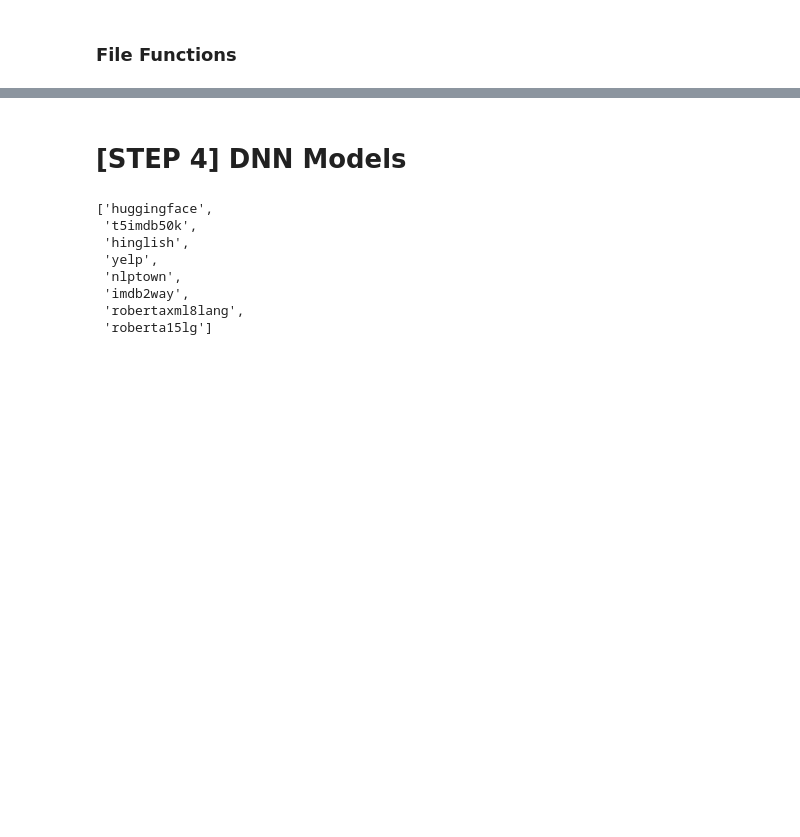
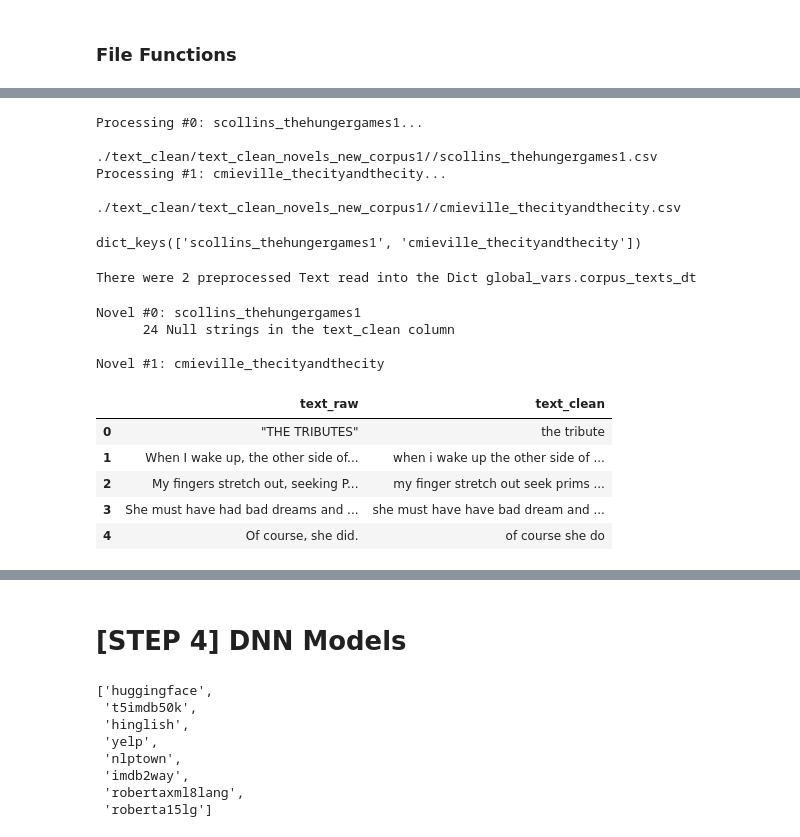
Before and after one commit to jon-chun/sentimentarcs_notebooks, a Jupyter notebook: notebooks/sentiment_arcs_part4_dnn2transformers.ipynb, the cells around one changed output, grey strips where cells are left out. Saved outputs shown, nothing was run; the diff lists cells and outputs as text; code cells hidden in the pictures; blank space fills up the shorter version.

```diff
--- a/notebooks/sentiment_arcs_part4_dnn2transformers.ipynb
+++ b/notebooks/sentiment_arcs_part4_dnn2transformers.ipynb
@@ -403,0 +531,9 @@ Test: Lexicon Family of Models:
+# %%
+# Get Model Families of Ensemble
+
+from utils.get_model_families import get_ensemble_model_famalies
+
+global_vars.model_ensemble_dt = get_ensemble_model_famalies(global_vars.models_titles_dt)
+
+print('\nTest: Lexicon Family of Models:')
+global_vars.model_ensemble_dt['lexicon']
@@ -416 +631,57 @@ os.chdir('/gdrive/MyDrive/cdh/sentiment_arcs/')
+# %%
+# Read all preprocessed text files into master DataFrame (corpus_dt)
+
+global_vars.corpus_texts_dt = {}
+
+for i,atext in enumerate(preprocessed_ls):
+  print(f'Processing #{i}: {atext}...')
+  afile_fullpath = f'{PATH_TEXT_CLEAN}/{atext}.csv'
+  print(f'               {afile_fullpath}')
+  atext_df = pd.read_csv(afile_fullpath, index_col=[0])
+  global_vars.corpus_texts_dt[atext] = atext_df
+# %% [output]
+Processing #0: scollins_thehungergames1...
+               ./text_clean/text_clean_novels_new_corpus1//scollins_thehungergames1.csv
+Processing #1: cmieville_thecityandthecity...
+               ./text_clean/text_clean_novels_new_corpus1//cmieville_thecityandthecity.csv
+# %%
+# Verify the Text read into master Dictionary of DataFrames
+
+global_vars.corpus_texts_dt.keys()
+print('\n')
+print(f'There were {len(global_vars.corpus_texts_dt)} preprocessed Text read into the Dict global_vars.corpus_texts_dt')
+# %% [output]
+dict_keys(['scollins_thehungergames1', 'cmieville_thecityandthecity'])
+There were 2 preprocessed Text read into the Dict global_vars.corpus_texts_dt
+# %%
+# Check if there are any Null strings in the text_clean columns
+
+for i, atext in enumerate(list(global_vars.corpus_texts_dt.keys())):
+  print(f'\nNovel #{i}: {atext}')
+  nan_ct = global_vars.corpus_texts_dt[atext].text_clean.isna().sum()
+  if nan_ct > 0:
+    print(f'      {nan_ct} Null strings in the text_clean column')
+# %% [output]
+Novel #0: scollins_thehungergames1
+      24 Null strings in the text_clean column
+
+Novel #1: cmieville_thecityandthecity
+# %%
+# Fill in all the Null value of text_clean with placeholder 'empty_string'
+
+for i, atext in enumerate(list(global_vars.corpus_texts_dt.keys())):
+  # print(f'Novel #{i}: {atext}')
+  # Fill all text_clean == Null with 'empty_string' so sentimentr::sentiment doesn't break
+  global_vars.corpus_texts_dt[atext].iloc[global_vars.corpus_texts_dt[atext].text_clean.isna()] = 'empty_string'
+# %%
+# Verify DataFrame of first Text in Corpus Dictionary
+
+global_vars.corpus_texts_dt[next(iter(global_vars.corpus_texts_dt))].head()
+# %% [output]
+|  | text_raw | text_clean |
+| 0 | "THE TRIBUTES" | the tribute |
+| 1 | When I wake up, the other side of... | when i wake up the other side of ... |
+| 2 | My fingers stretch out, seeking P... | my finger stretch out seek prims ... |
+| 3 | She must have had bad dreams and ... | she must have have bad dream and ... |
+| 4 | Of course, she did. | of course she do |
 # %%
```
Also changed, not shown: parts of 50 cells of this notebook.
